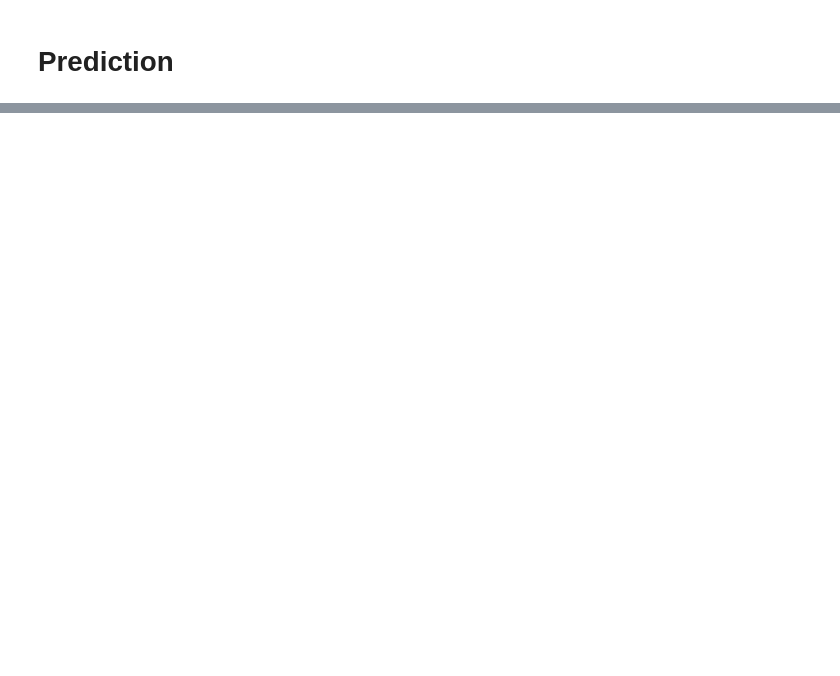
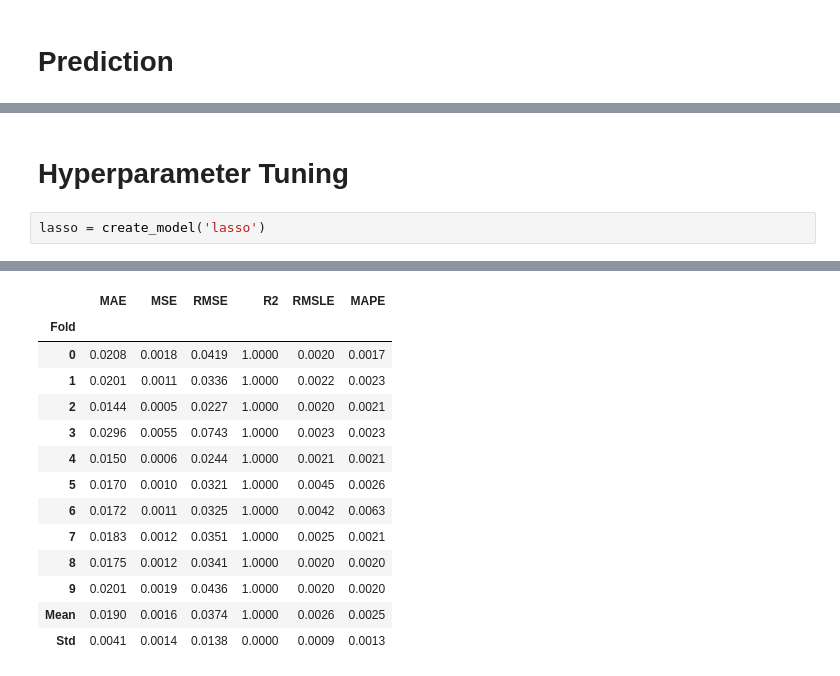
Before and after one commit to saptarshipal1/Largest_companies, a Jupyter notebook: company_value_pred.ipynb, the cells around one changed output, grey strips where cells are left out. Drawn from its saved outputs; the diff is of its cells as text; blank space fills up the shorter version.

```diff
--- a/company_value_pred.ipynb
+++ b/company_value_pred.ipynb
@@ -160,0 +265,5 @@ holdout_pred.head()
+# %% [markdown]
+# Hyperparameter Tuning
+# %%
+lasso = create_model('lasso')
+# %% [output]
@@ -160,0 +271,14 @@ holdout_pred.head()
+|  | MAE | MSE | RMSE | R2 | RMSLE | MAPE |
+| Fold |  |  |  |  |  |  |
+| 0 | 0.0208 | 0.0018 | 0.0419 | 1.0000 | 0.0020 | 0.0017 |
+| 1 | 0.0201 | 0.0011 | 0.0336 | 1.0000 | 0.0022 | 0.0023 |
+| 2 | 0.0144 | 0.0005 | 0.0227 | 1.0000 | 0.0020 | 0.0021 |
+| 3 | 0.0296 | 0.0055 | 0.0743 | 1.0000 | 0.0023 | 0.0023 |
+| 4 | 0.0150 | 0.0006 | 0.0244 | 1.0000 | 0.0021 | 0.0021 |
+| 5 | 0.0170 | 0.0010 | 0.0321 | 1.0000 | 0.0045 | 0.0026 |
+| 6 | 0.0172 | 0.0011 | 0.0325 | 1.0000 | 0.0042 | 0.0063 |
+| 7 | 0.0183 | 0.0012 | 0.0351 | 1.0000 | 0.0025 | 0.0021 |
+| 8 | 0.0175 | 0.0012 | 0.0341 | 1.0000 | 0.0020 | 0.0020 |
+| 9 | 0.0201 | 0.0019 | 0.0436 | 1.0000 | 0.0020 | 0.0020 |
+| Mean | 0.0190 | 0.0016 | 0.0374 | 1.0000 | 0.0026 | 0.0025 |
+| Std | 0.0041 | 0.0014 | 0.0138 | 0.0000 | 0.0009 | 0.0013 |
```
Also changed, not shown: parts of 52 cells of this notebook, 5 other files.
